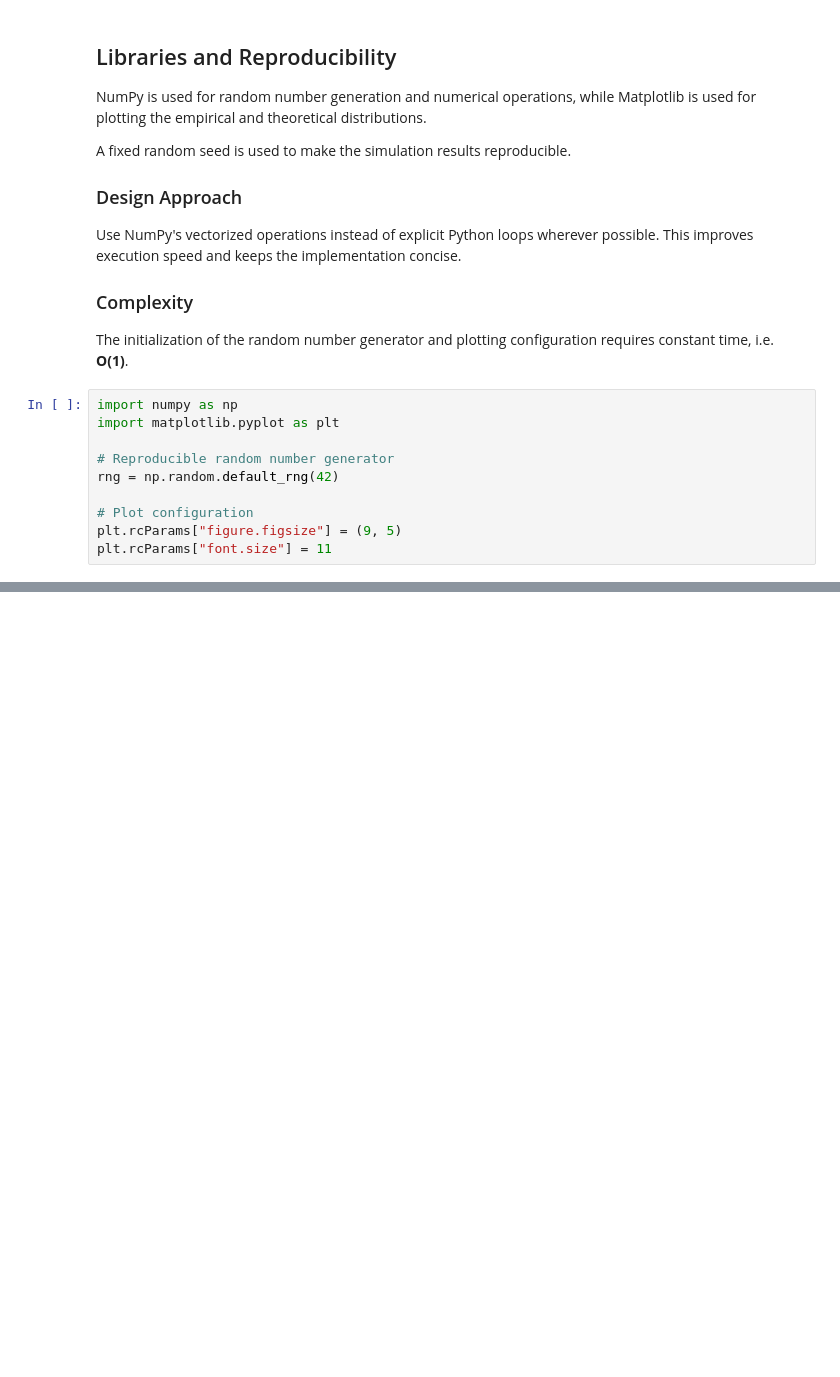
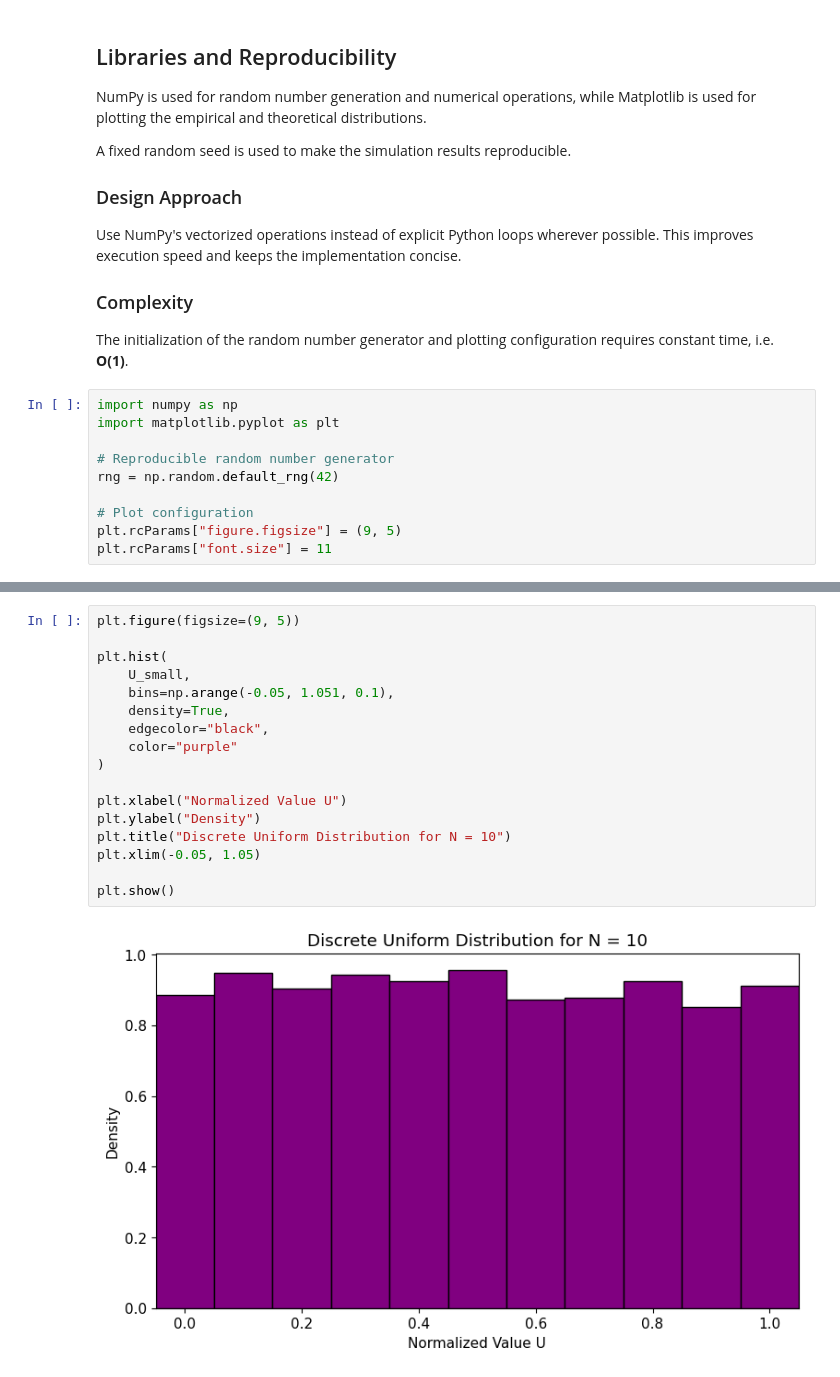
Before and after one commit to lakshitapagaria31/202618052_LakshitaPagaria_DS602, a Jupyter notebook: 202618052_Lab_5/202618052_Assignment05_DS602.ipynb, the cells around one changed output, grey strips where cells are left out. Saved outputs shown, nothing was run; the diff lists cells and outputs as text; blank space fills up the shorter version.

```diff
--- a/202618052_Lab_5/202618052_Assignment05_DS602.ipynb
+++ b/202618052_Lab_5/202618052_Assignment05_DS602.ipynb
@@ -44,0 +143,19 @@ plt.rcParams["font.size"] = 11
+# %%
+plt.figure(figsize=(9, 5))
+
+plt.hist(
+    U_small,
+    bins=np.arange(-0.05, 1.051, 0.1),
+    density=True,
+    edgecolor="black",
+    color="purple"
+)
+
+plt.xlabel("Normalized Value U")
+plt.ylabel("Density")
+plt.title("Discrete Uniform Distribution for N = 10")
+plt.xlim(-0.05, 1.05)
+
+plt.show()
+# %% [output]
+[figure, added]
```
Also changed, not shown: parts of 37 cells of this notebook.
